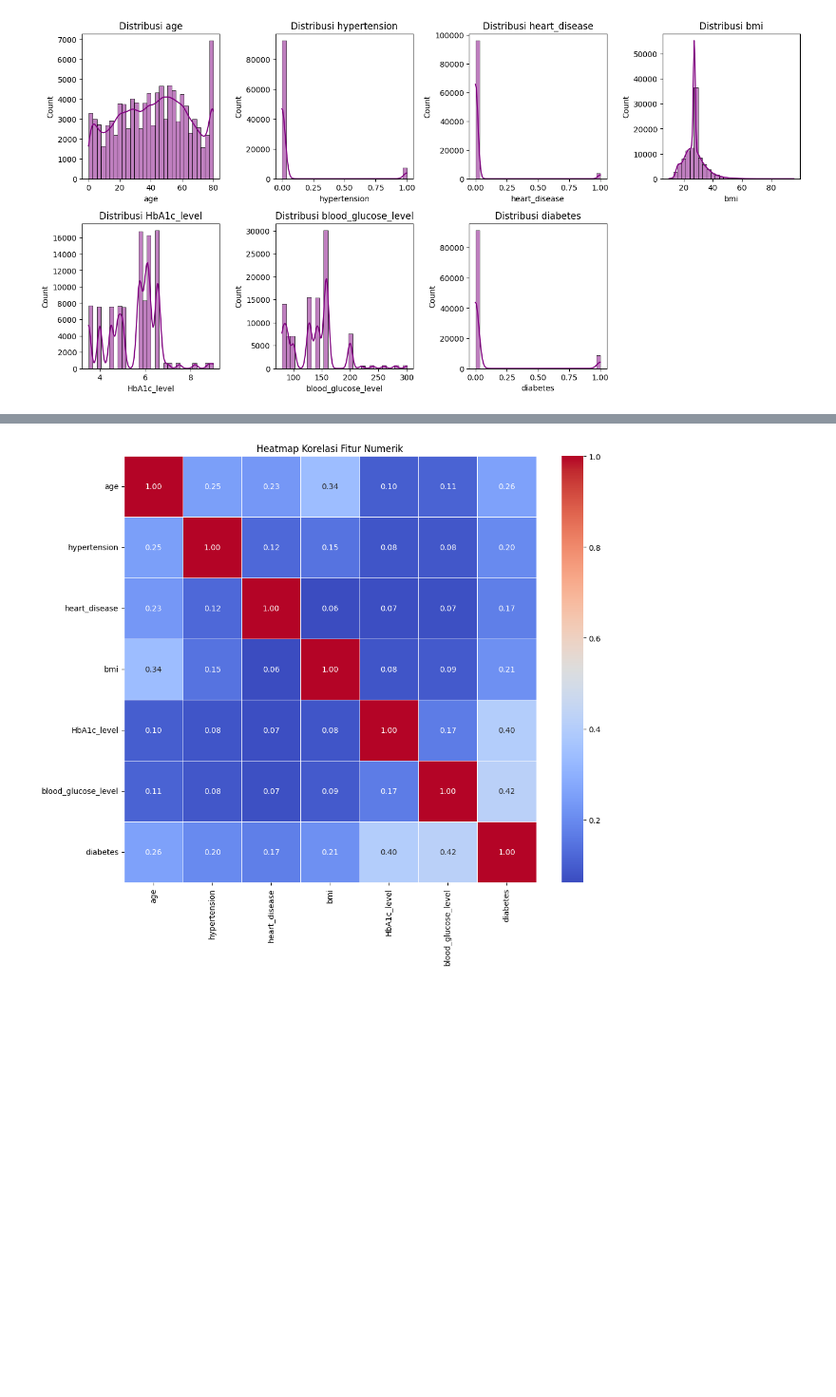
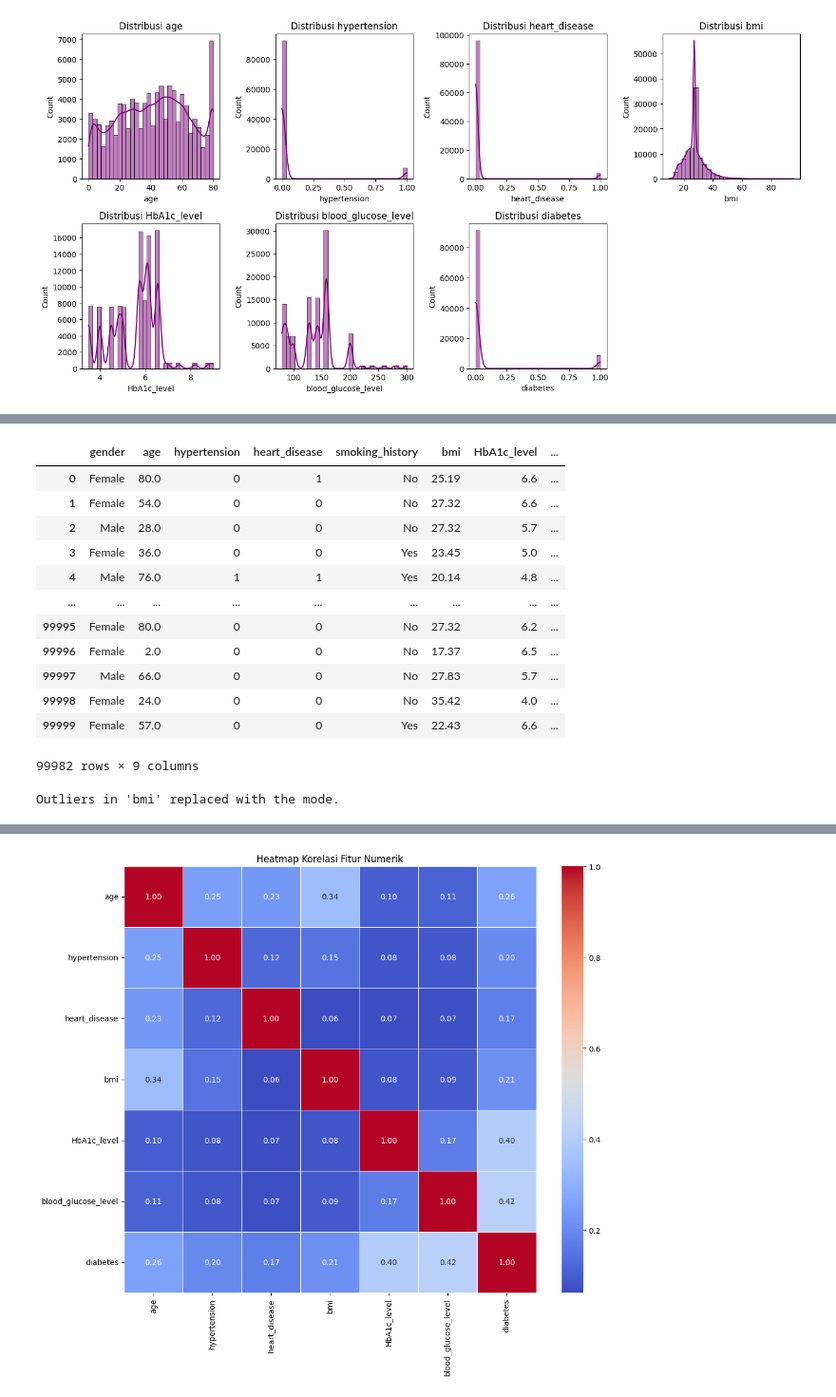
Before and after one commit to aprizal543/Prediksi_DiabetesV2, a Jupyter notebook: Prediks_DiabetesV2.ipynb, the cells around one changed output, grey strips where cells are left out. Shown: that part at 95% size. Cells and saved outputs as stored; diff of their text form; code cells hidden in the pictures; blank space fills up the shorter version.

```diff
--- a/Prediks_DiabetesV2.ipynb
+++ b/Prediks_DiabetesV2.ipynb
@@ -100,3 +143,42 @@ Passing `palette` without assigning `hue` is deprecated and will be removed in v
+# %%
+df
+# %% [output]
+|  | gender | age | hypertension | heart_disease | smoking_history | bmi | HbA1c_level | ... |
+| 0 | Female | 80.0 | 0 | 1 | No | 25.19 | 6.6 | ... |
+| 1 | Female | 54.0 | 0 | 0 | No | 27.32 | 6.6 | ... |
+| 2 | Male | 28.0 | 0 | 0 | No | 27.32 | 5.7 | ... |
+| 3 | Female | 36.0 | 0 | 0 | Yes | 23.45 | 5.0 | ... |
+| 4 | Male | 76.0 | 1 | 1 | Yes | 20.14 | 4.8 | ... |
+| ... | ... | ... | ... | ... | ... | ... | ... | ... |
+| 99995 | Female | 80.0 | 0 | 0 | No | 27.32 | 6.2 | ... |
+| 99996 | Female | 2.0 | 0 | 0 | No | 17.37 | 6.5 | ... |
+| 99997 | Male | 66.0 | 0 | 0 | No | 27.83 | 5.7 | ... |
+| 99998 | Female | 24.0 | 0 | 0 | No | 35.42 | 4.0 | ... |
+| 99999 | Female | 57.0 | 0 | 0 | Yes | 22.43 | 6.6 | ... |
+99982 rows × 9 columns
+# %%
+# Calculate the mode of the 'bmi' column
+bmi_mode = df['bmi'].median()
+
+# Calculate the IQR for 'bmi'
+Q1 = df['bmi'].quantile(0.25)
+Q3 = df['bmi'].quantile(0.75)
+IQR = Q3 - Q1
+
+# Define the lower and upper bounds for outliers
+lower_bound = Q1 - 1.5 * IQR
+upper_bound = Q3 + 1.5 * IQR
+
+# Replace outliers with the mode
+df['bmi'] = np.where(
+    (df['bmi'] < lower_bound) | (df['bmi'] > upper_bound),
+    bmi_mode,
+    df['bmi']
+)
+
+print("Outliers in 'bmi' replaced with the mode.")
+# %% [output]
+Outliers in 'bmi' replaced with the mode.
 # %%
 # Cek Outlier pada fitur numerik
 plt.figure(figsize=(14, 10))
```
Also changed, not shown: parts of 23 cells of this notebook.
